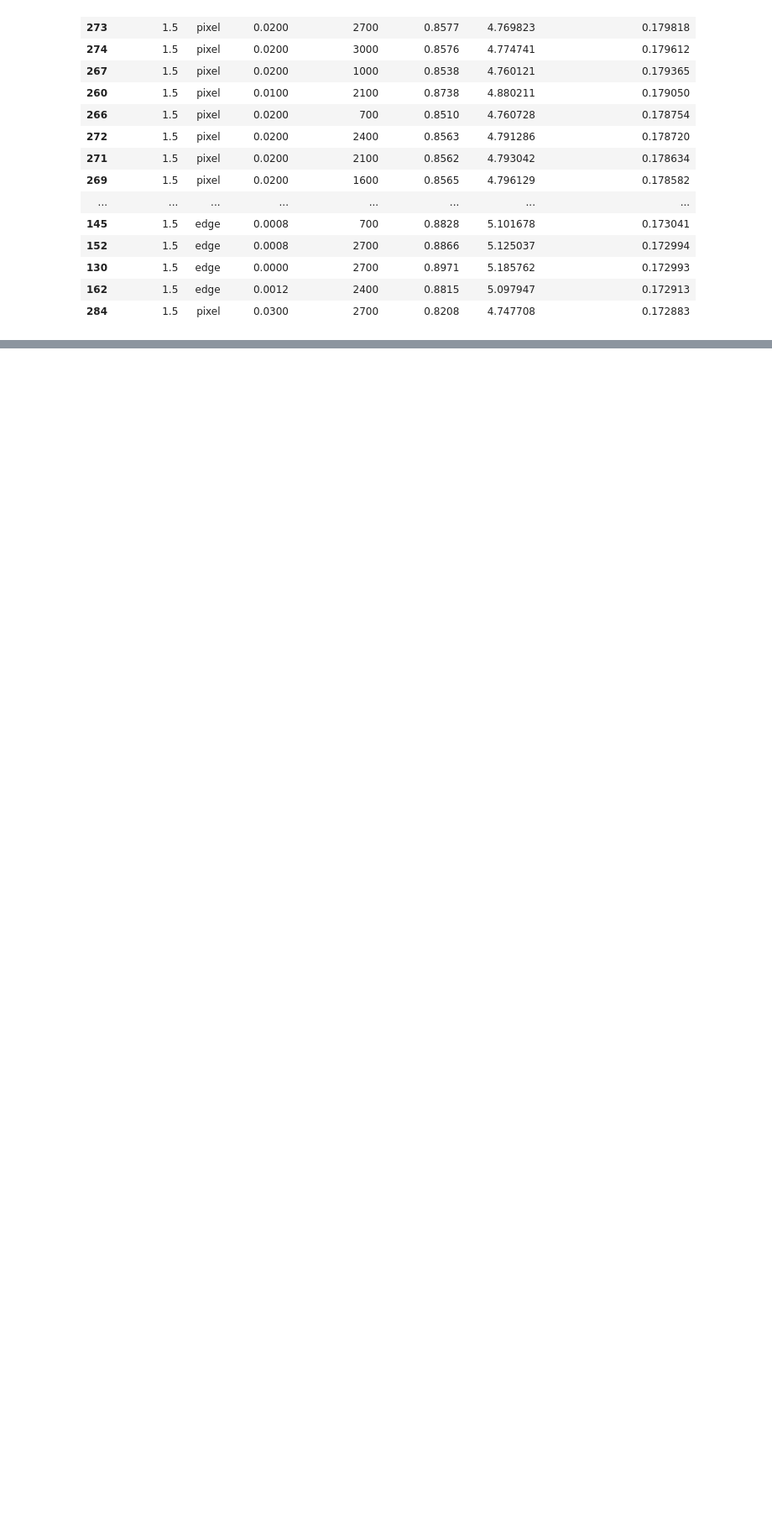
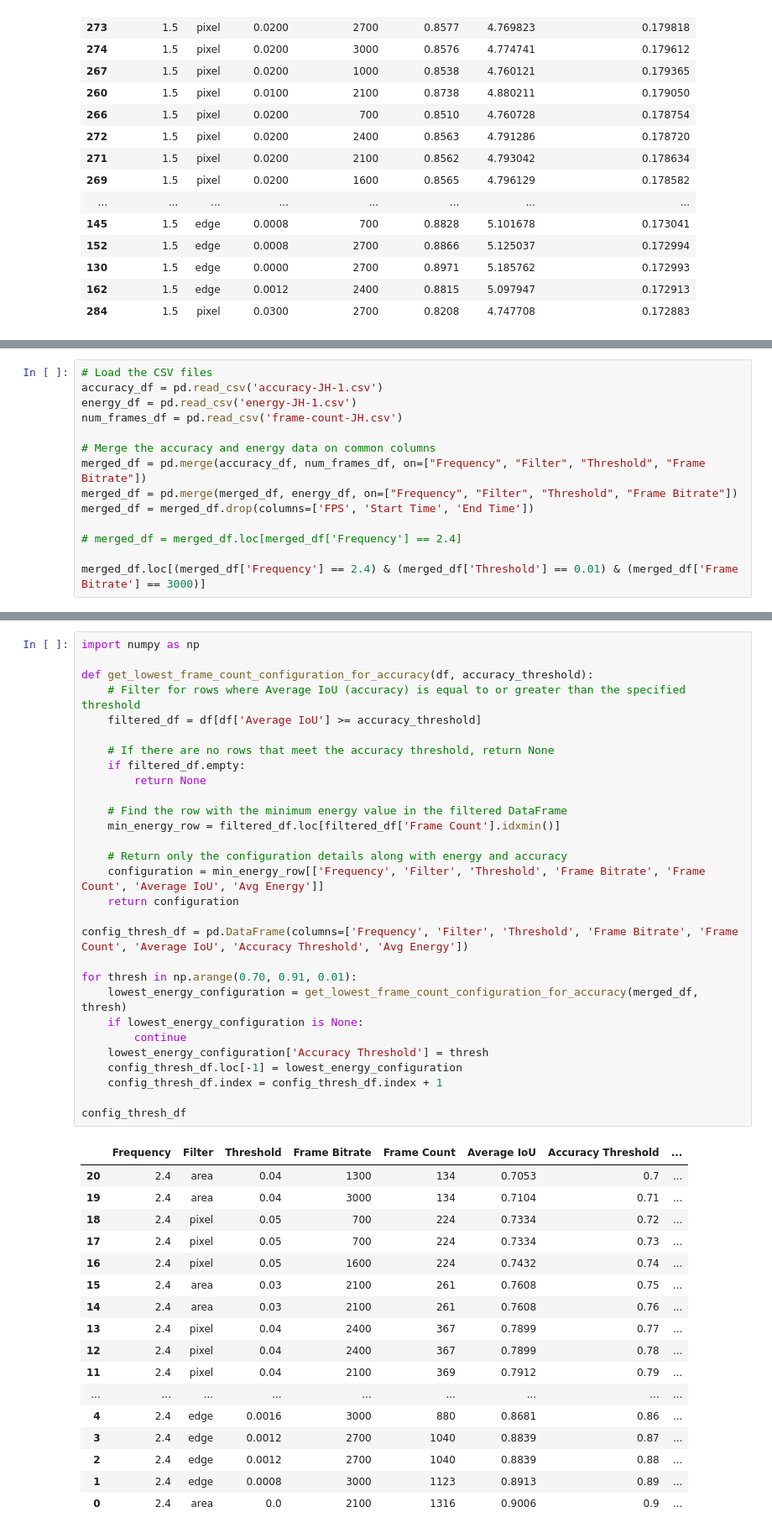
Before and after one commit to bencivjan/ecolens, a Jupyter notebook: viz/viz.ipynb, the cells around one changed output, grey strips where cells are left out. Shown at 84% size. Cells and saved outputs as stored; diff of their text form; blank space fills up the shorter version.

```diff
--- a/viz/viz.ipynb
+++ b/viz/viz.ipynb
@@ -232,0 +272,14 @@ Top 60 Configurations by Accuracy/Energy Ratio:
+# %%
+# Load the CSV files
+accuracy_df = pd.read_csv('accuracy-JH-1.csv')
+energy_df = pd.read_csv('energy-JH-1.csv')
+num_frames_df = pd.read_csv('frame-count-JH.csv')
+
+# Merge the accuracy and energy data on common columns
+merged_df = pd.merge(accuracy_df, num_frames_df, on=["Frequency", "Filter", "Threshold", "Frame Bitrate"])
+merged_df = pd.merge(merged_df, energy_df, on=["Frequency", "Filter", "Threshold", "Frame Bitrate"])
+merged_df = merged_df.drop(columns=['FPS', 'Start Time', 'End Time'])
+
+# merged_df = merged_df.loc[merged_df['Frequency'] == 2.4]
+
+merged_df.loc[(merged_df['Frequency'] == 2.4) & (merged_df['Threshold'] == 0.01) & (merged_df['Frame Bitrate'] == 3000)]
@@ -232,0 +290,47 @@ Top 60 Configurations by Accuracy/Energy Ratio:
+# %%
+import numpy as np
+
+def get_lowest_frame_count_configuration_for_accuracy(df, accuracy_threshold):
+    # Filter for rows where Average IoU (accuracy) is equal to or greater than the specified threshold
+    filtered_df = df[df['Average IoU'] >= accuracy_threshold]
+
+    # If there are no rows that meet the accuracy threshold, return None
+    if filtered_df.empty:
+        return None
+
+    # Find the row with the minimum energy value in the filtered DataFrame
+    min_energy_row = filtered_df.loc[filtered_df['Frame Count'].idxmin()]
+
+    # Return only the configuration details along with energy and accuracy
+    configuration = min_energy_row[['Frequency', 'Filter', 'Threshold', 'Frame Bitrate', 'Frame Count', 'Average IoU', 'Avg Energy']]
+    return configuration
+
+config_thresh_df = pd.DataFrame(columns=['Frequency', 'Filter', 'Threshold', 'Frame Bitrate', 'Frame Count', 'Average IoU', 'Accuracy Threshold', 'Avg Energy'])
+
+for thresh in np.arange(0.70, 0.91, 0.01):
+    lowest_energy_configuration = get_lowest_frame_count_configuration_for_accuracy(merged_df, thresh)
+    if lowest_energy_configuration is None:
+        continue
+    lowest_energy_configuration['Accuracy Threshold'] = thresh
+    config_thresh_df.loc[-1] = lowest_energy_configuration
+    config_thresh_df.index = config_thresh_df.index + 1
+
+config_thresh_df
+# %% [output]
+|  | Frequency | Filter | Threshold | Frame Bitrate | Frame Count | Average IoU | Accuracy Threshold | ... |
+| 20 | 2.4 | area | 0.04 | 1300 | 134 | 0.7053 | 0.7 | ... |
+| 19 | 2.4 | area | 0.04 | 3000 | 134 | 0.7104 | 0.71 | ... |
+| 18 | 2.4 | pixel | 0.05 | 700 | 224 | 0.7334 | 0.72 | ... |
+| 17 | 2.4 | pixel | 0.05 | 700 | 224 | 0.7334 | 0.73 | ... |
+| 16 | 2.4 | pixel | 0.05 | 1600 | 224 | 0.7432 | 0.74 | ... |
+| 15 | 2.4 | area | 0.03 | 2100 | 261 | 0.7608 | 0.75 | ... |
+| 14 | 2.4 | area | 0.03 | 2100 | 261 | 0.7608 | 0.76 | ... |
+| 13 | 2.4 | pixel | 0.04 | 2400 | 367 | 0.7899 | 0.77 | ... |
+| 12 | 2.4 | pixel | 0.04 | 2400 | 367 | 0.7899 | 0.78 | ... |
+| 11 | 2.4 | pixel | 0.04 | 2100 | 369 | 0.7912 | 0.79 | ... |
+| ... | ... | ... | ... | ... | ... | ... | ... | ... |
+| 4 | 2.4 | edge | 0.0016 | 3000 | 880 | 0.8681 | 0.86 | ... |
+| 3 | 2.4 | edge | 0.0012 | 2700 | 1040 | 0.8839 | 0.87 | ... |
+| 2 | 2.4 | edge | 0.0012 | 2700 | 1040 | 0.8839 | 0.88 | ... |
+| 1 | 2.4 | edge | 0.0008 | 3000 | 1123 | 0.8913 | 0.89 | ... |
+| 0 | 2.4 | area | 0.0 | 2100 | 1316 | 0.9006 | 0.9 | ... |
```
Also changed, not shown: parts of 4 cells of this notebook, 1 other file.
